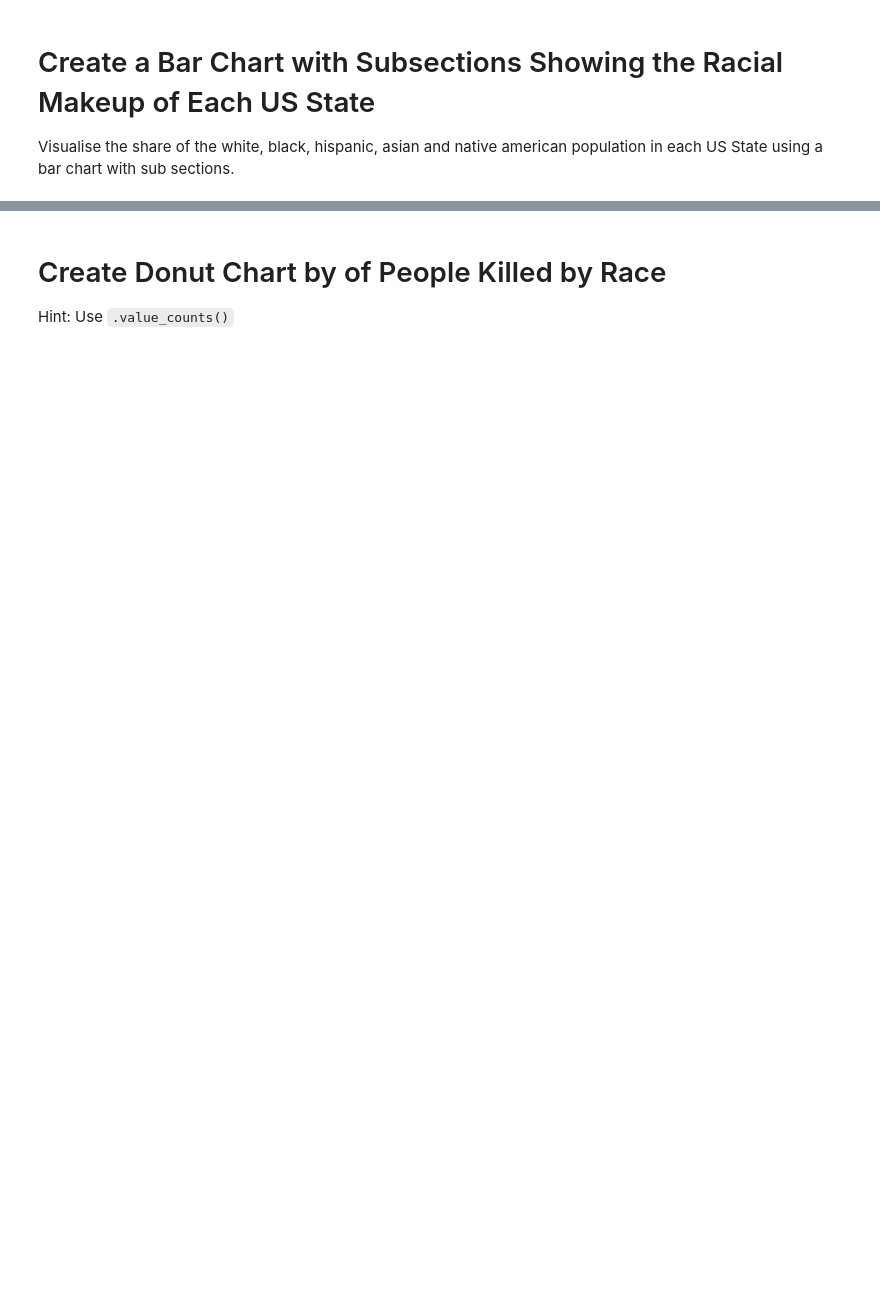
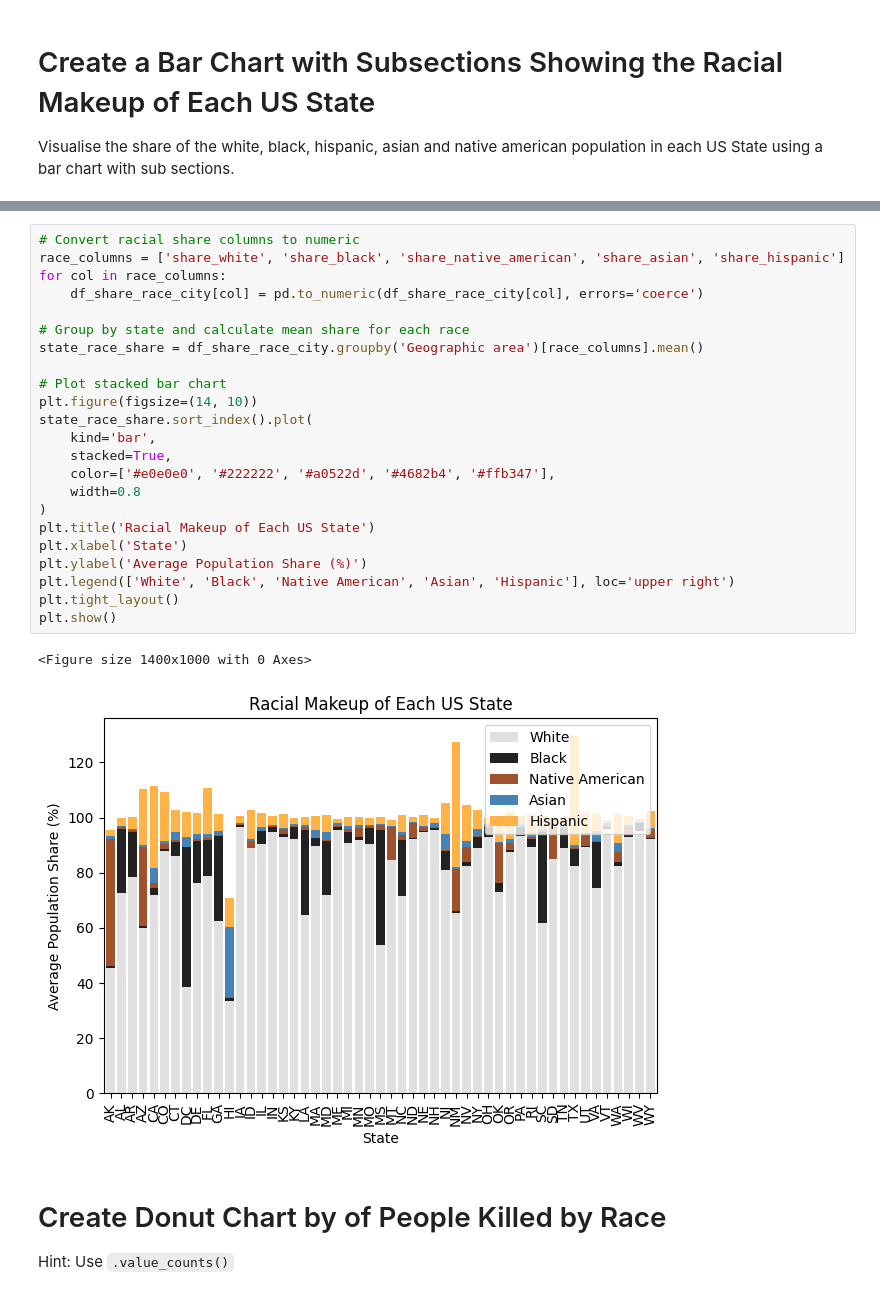
Before and after one commit to Griffin-lubisiaMulemia/Fatal-Force, a Jupyter notebook: Fatal_Force_(start).ipynb, the cells around one changed output, grey strips where cells are left out. Saved outputs shown, nothing was run; the diff lists cells and outputs as text; blank space fills up the shorter version.

```diff
--- a/Fatal_Force_(start).ipynb
+++ b/Fatal_Force_(start).ipynb
@@ -298,3 +324,29 @@ Visualise the share of the white, black, hispanic, asian and native american pop
+# %%
+# Convert racial share columns to numeric
+race_columns = ['share_white', 'share_black', 'share_native_american', 'share_asian', 'share_hispanic']
+for col in race_columns:
+    df_share_race_city[col] = pd.to_numeric(df_share_race_city[col], errors='coerce')
+
+# Group by state and calculate mean share for each race
+state_race_share = df_share_race_city.groupby('Geographic area')[race_columns].mean()
+
+# Plot stacked bar chart
+plt.figure(figsize=(14, 10))
+state_race_share.sort_index().plot(
+    kind='bar',
+    stacked=True,
+    color=['#e0e0e0', '#222222', '#a0522d', '#4682b4', '#ffb347'],
+    width=0.8
+)
+plt.title('Racial Makeup of Each US State')
+plt.xlabel('State')
+plt.ylabel('Average Population Share (%)')
+plt.legend(['White', 'Black', 'Native American', 'Asian', 'Hispanic'], loc='upper right')
+plt.tight_layout()
+plt.show()
+# %% [output]
+<Figure size 1400x1000 with 0 Axes>
+[figure, added]
 # %% [markdown]
 # Create Donut Chart by of People Killed by Race
 
```
Also changed, not shown: parts of 9 cells of this notebook, 2 other files.
